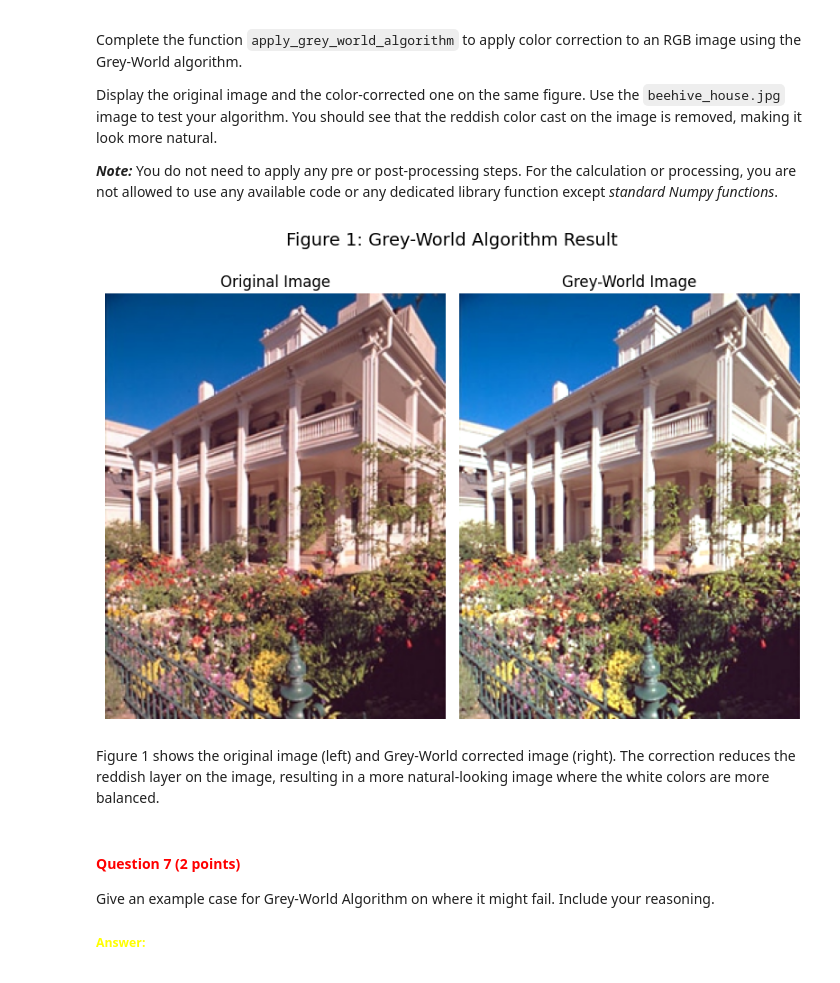
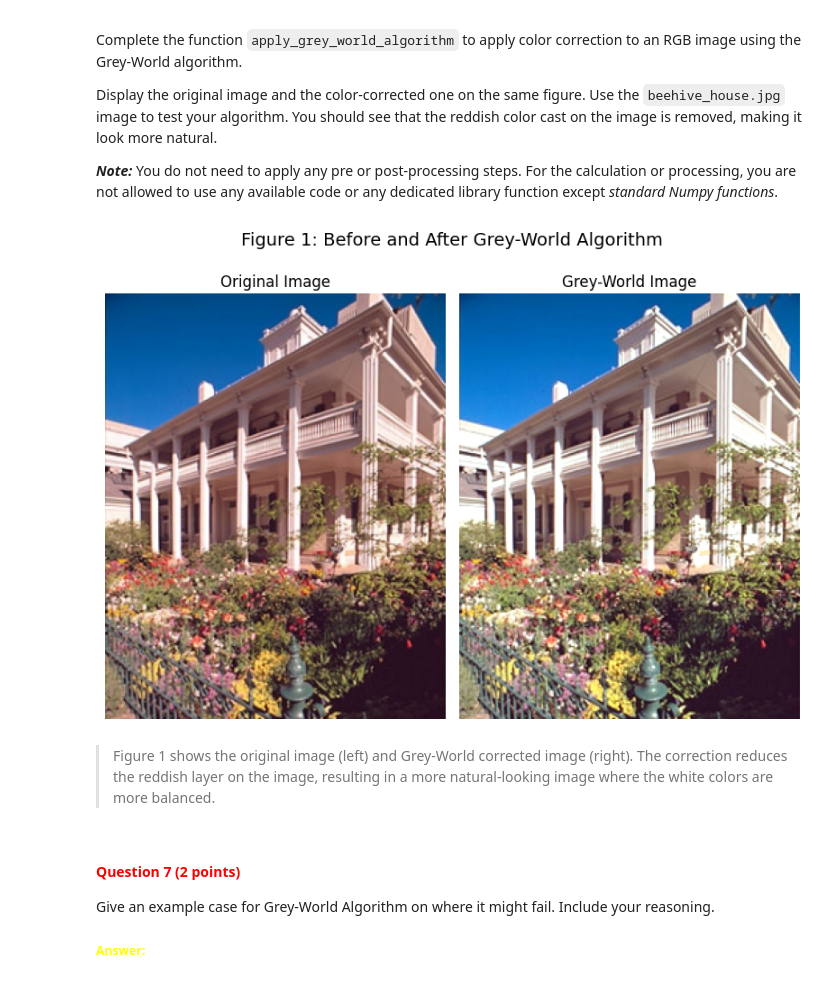
Before and after one commit to ozillan/cv1-lab-1, a Jupyter notebook: cv1-lab-1.ipynb, the cells around one changed output. Saved outputs shown, nothing was run; the diff lists cells and outputs as text; code cells hidden in the pictures.

```diff
--- a/cv1-lab-1.ipynb
+++ b/cv1-lab-1.ipynb
@@ -420,29 +420,29 @@ def apply_grey_world_algorithm(awb_img):
 # %%
 # load and convert the image to rgb
 image = cv2.imread('images/beehive_house.jpg')
 image = cv2.cvtColor(image, cv2.COLOR_BGR2RGB)
 
 # YOUR CODE HERE
 gw_img = apply_grey_world_algorithm(image)
 
 fig = plt.figure(figsize=(8,6))
-fig.suptitle("Figure 1: Grey-World Algorithm Result", fontsize=14)
+fig.suptitle("Figure 1: Before and After Grey-World Algorithm", fontsize=14)
 plt.subplot(1,2,1)
 plt.imshow(image)
 plt.title("Original Image")
 plt.axis("off")
 
 plt.subplot(1,2,2)
 plt.imshow(gw_img)
 plt.title("Grey-World Image")
 plt.axis("off")
 
 plt.tight_layout()
 plt.show()
 # %% [output]
-[figure, old version]
+[figure, new version]
 # %% [markdown]
-Figure 1 shows the original image (left) and Grey-World corrected image (right). The correction reduces the reddish layer on the image, resulting in a more natural-looking image where the white colors are more balanced.
+>Figure 1 shows the original image (left) and Grey-World corrected image (right). The correction reduces the reddish layer on the image, resulting in a more natural-looking image where the white colors are more balanced.
 # %% [markdown]
 <a id="question-7"></a>
 #### <font color='#FF0000'>Question 7 (2 points)</font>
```
Also changed, not shown: parts of 6 cells of this notebook.
